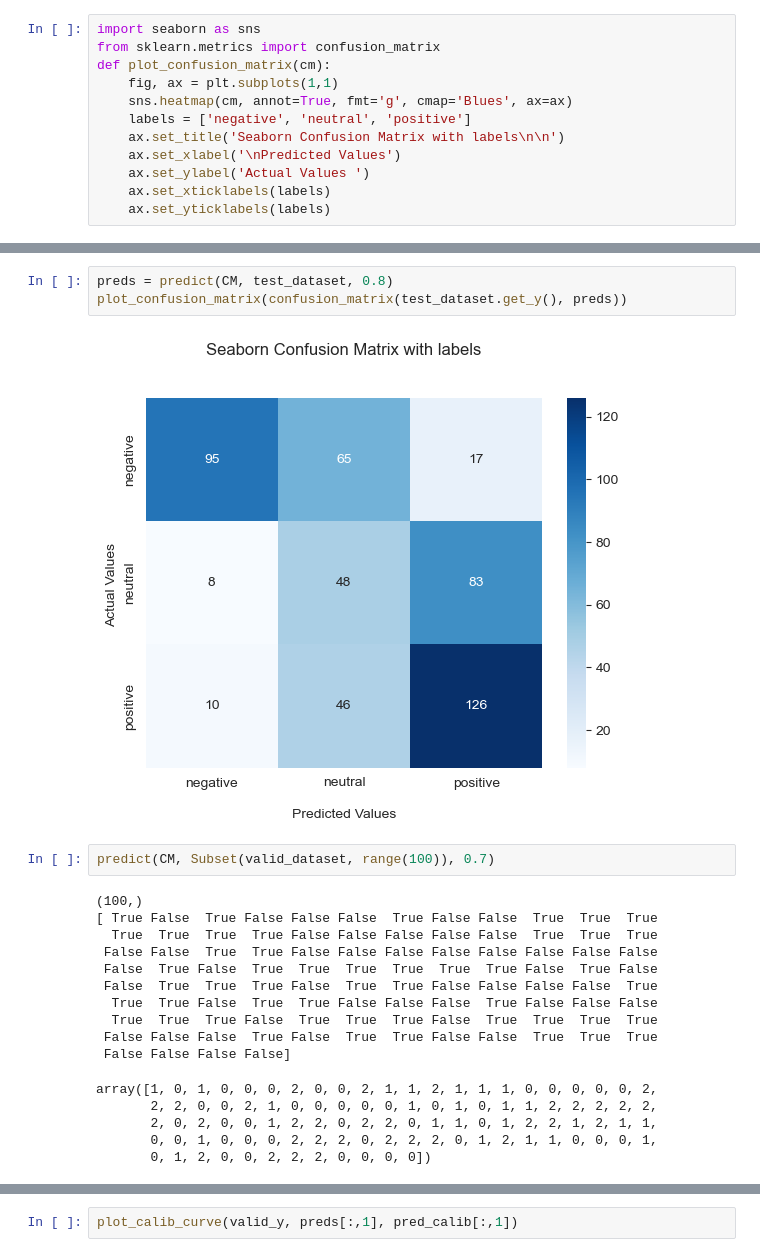
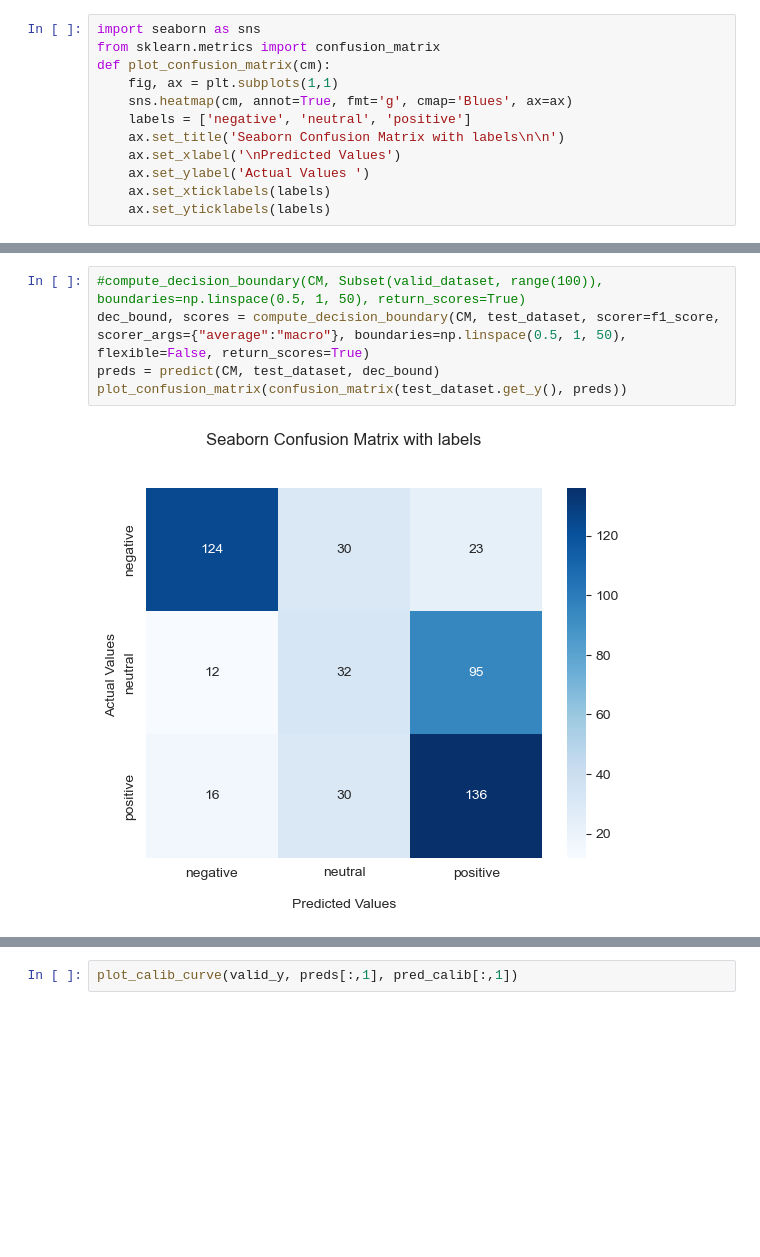
Before and after one commit to jmniederle/product-sentiment, a Jupyter notebook: sentiment_model/sentiment_model.ipynb, the cells around one changed output, grey strips where cells are left out. Cells and saved outputs as stored; diff of their text form; blank space fills up the shorter version.

```diff
--- a/sentiment_model/sentiment_model.ipynb
+++ b/sentiment_model/sentiment_model.ipynb
@@ -203,23 +229,7 @@ scores
-# %%
-preds = predict(CM, test_dataset, 0.8)
-plot_confusion_matrix(confusion_matrix(test_dataset.get_y(), preds))
-# %% [output]
-[figure, removed]
-# %%
-predict(CM, Subset(valid_dataset, range(100)), 0.7)
-# %% [output]
-(100,)
-[ True False  True False False False  True False False  True  True  True
-  True  True  True  True False False False False False  True  True  True
- False False  True  True False False False False False False False False
- False  True False  True  True  True  True  True  True False  True False
- False  True  True  True False  True  True False False False False  True
-  True  True False  True  True False False False  True False False False
-  True  True  True False  True  True  True False  True  True  True  True
- False False False  True False  True  True False False  True  True  True
- False False False False]
-array([1, 0, 1, 0, 0, 0, 2, 0, 0, 2, 1, 1, 2, 1, 1, 1, 0, 0, 0, 0, 0, 2,
-       2, 2, 0, 0, 2, 1, 0, 0, 0, 0, 0, 1, 0, 1, 0, 1, 1, 2, 2, 2, 2, 2,
-       2, 0, 2, 0, 0, 1, 2, 2, 0, 2, 2, 0, 1, 1, 0, 1, 2, 2, 1, 2, 1, 1,
-       0, 0, 1, 0, 0, 0, 2, 2, 2, 0, 2, 2, 2, 0, 1, 2, 1, 1, 0, 0, 0, 1,
-       0, 1, 2, 0, 0, 2, 2, 2, 0, 0, 0, 0])
+# %%
+#compute_decision_boundary(CM, Subset(valid_dataset, range(100)), boundaries=np.linspace(0.5, 1, 50), return_scores=True)
+dec_bound, scores = compute_decision_boundary(CM, test_dataset, scorer=f1_score, scorer_args={"average":"macro"}, boundaries=np.linspace(0.5, 1, 50), flexible=False, return_scores=True)
+preds = predict(CM, test_dataset, dec_bound)
+plot_confusion_matrix(confusion_matrix(test_dataset.get_y(), preds))
+# %% [output]
+[figure, added]
```
Also changed, not shown: parts of 14 cells of this notebook.
